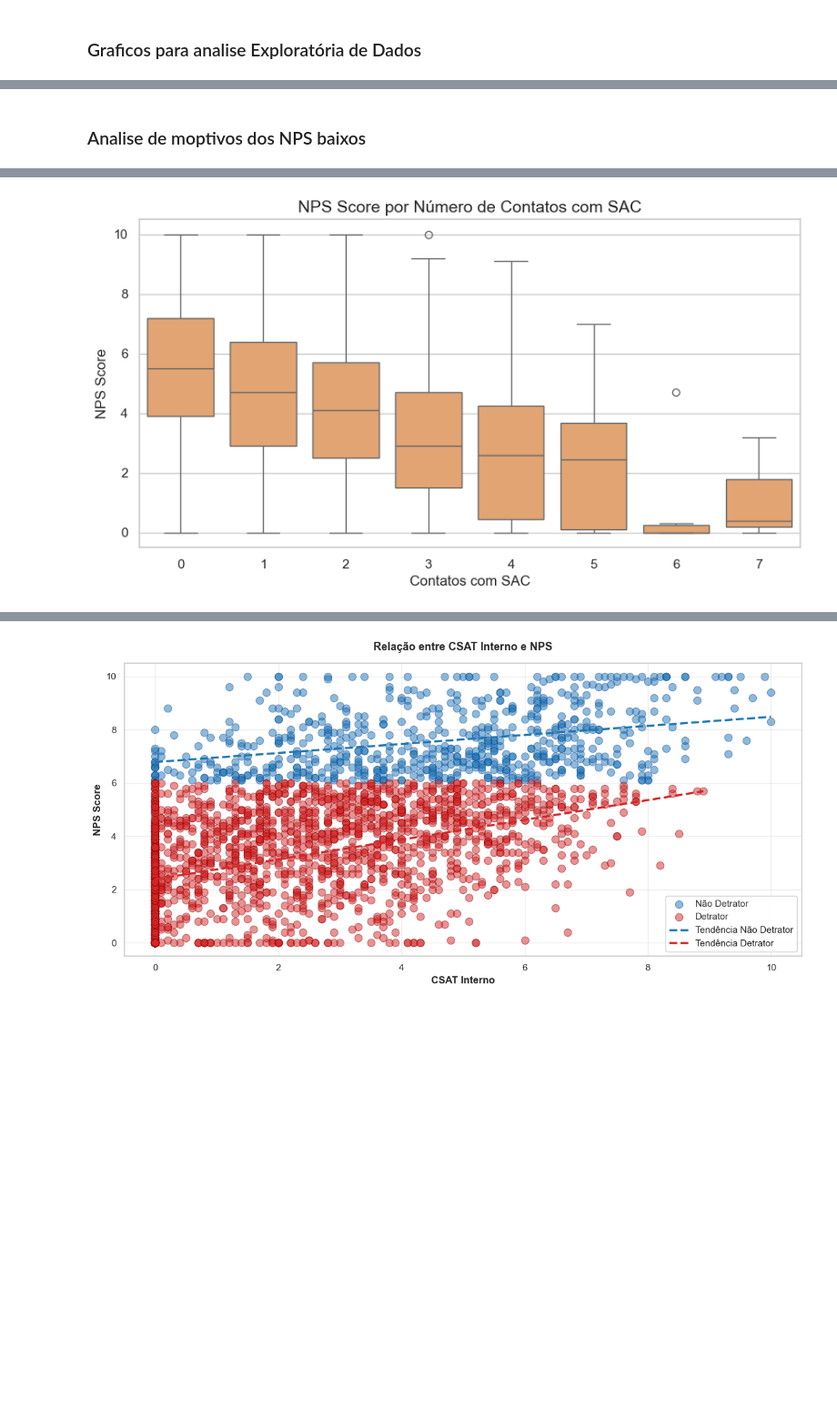
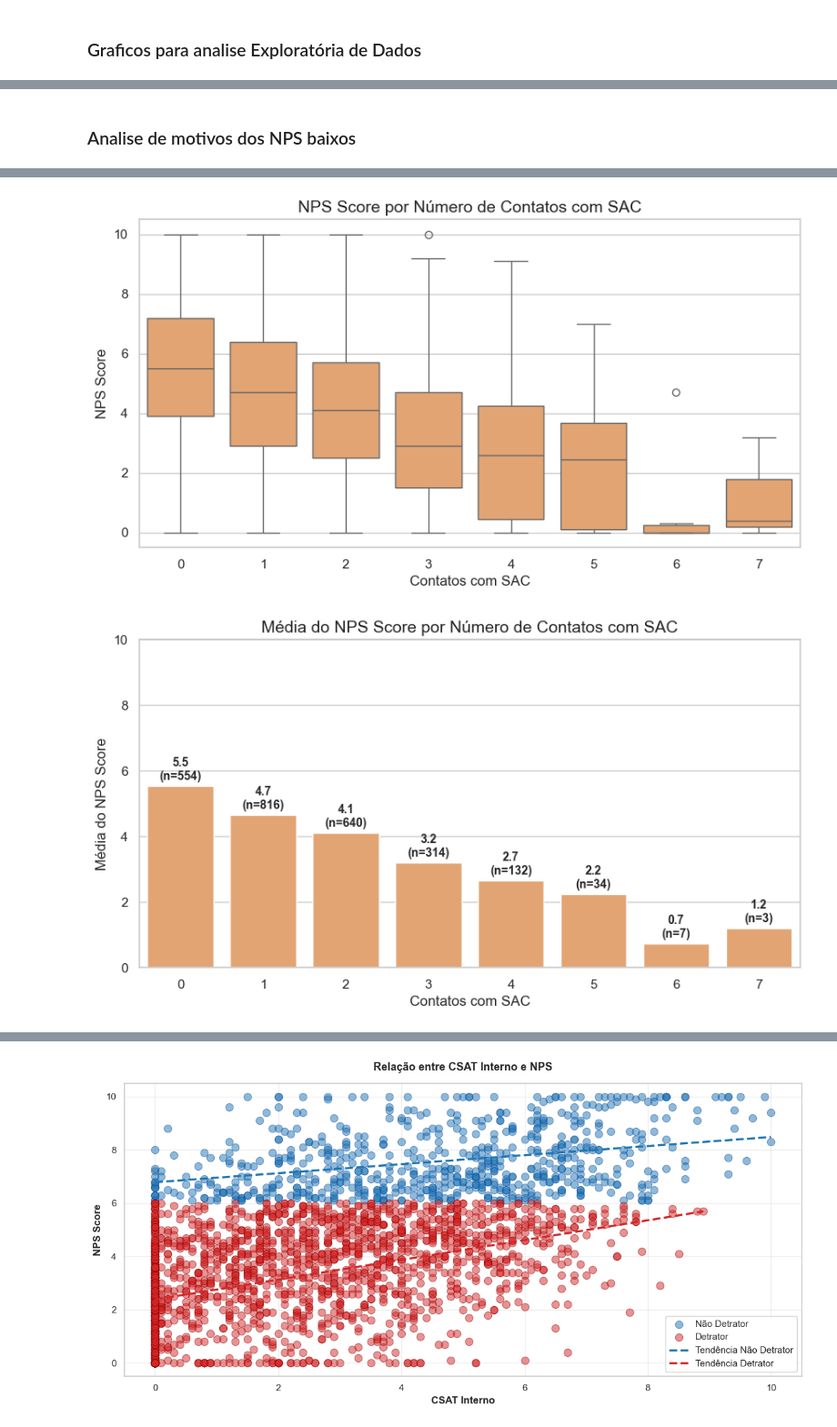
Before and after one commit to tuanyfortunato/CaseNPSPreditivo, a Jupyter notebook: notebooks/CaseNpsPreditivo_Final.ipynb, the cells around one changed output, grey strips where cells are left out. Shown at 91% size. Saved outputs shown, nothing was run; the diff lists cells and outputs as text; code cells hidden in the pictures; blank space fills up the shorter version.

```diff
--- a/notebooks/CaseNpsPreditivo_Final.ipynb
+++ b/notebooks/CaseNpsPreditivo_Final.ipynb
@@ -235,5 +254,5 @@ plt.show()
 # %% [markdown]
-### Analise de moptivos dos NPS baixos
+### Analise de motivos dos NPS baixos
 # %%
 # Gráficos para os principais motivos do NPS baixo
 # Atrasos na entrega
@@ -245,30 +264,67 @@ plt.figure(figsize=(10, 5))
 sns.boxplot(data=df_clean, x='delay_group', y='nps_score', color='#4A90E2')
 plt.title('NPS Score por Faixa de Atraso na Entrega')
 plt.xlabel('Faixa de Atraso')
 plt.ylabel('NPS Score')
 plt.show()
 
 # Reclamações e contatos com SAC
 complaints_labels = ['0', '1', '2', '3', '4+']
 complaints_bins = [-1, 0, 1, 2, 3, df_clean['complaints_count'].max() + 1]
 df_clean['complaints_group'] = pd.cut(df_clean['complaints_count'], bins=complaints_bins, labels=complaints_labels)
 
 # Exibimos a relação entre número de reclamações e NPS
 plt.figure(figsize=(10, 5))
 sns.boxplot(data=df_clean, x='complaints_group', y='nps_score', color='#E63946')
 plt.title('NPS Score por Número de Reclamações')
 plt.xlabel('Reclamações Registradas')
 plt.ylabel('NPS Score')
 plt.show()
 
 # Relação entre número de contatos com SAC e NPS
 plt.figure(figsize=(10, 5))
 sns.boxplot(data=df_clean, x='customer_service_contacts', y='nps_score', color='#F4A261')
 plt.title('NPS Score por Número de Contatos com SAC')
 plt.xlabel('Contatos com SAC')
 plt.ylabel('NPS Score')
 plt.show()
+
+# Gráfico alternativo: Média do NPS por número de contatos com SAC
+contacts_nps_mean = df_clean.groupby('customer_service_contacts')['nps_score'].mean().reset_index()
+contacts_nps_count = df_clean.groupby('customer_service_contacts')['nps_score'].count().reset_index()
+
+plt.figure(figsize=(10, 5))
+ax = sns.barplot(data=contacts_nps_mean, x='customer_service_contacts', y='nps_score', color='#F4A261')
+plt.title('Média do NPS Score por Número de Contatos com SAC')
+plt.xlabel('Contatos com SAC')
+plt.ylabel('Média do NPS Score')
+plt.ylim(0, 10)
+
+# Adicionar valores em cima das barras
+for i, (mean_val, count_val) in enumerate(zip(contacts_nps_mean['nps_score'], contacts_nps_count['nps_score'])):
+    ax.text(i, mean_val + 0.1, f'{mean_val:.1f}\n(n={int(count_val)})',
+            ha='center', va='bottom', fontweight='bold', fontsize=10)
+
+plt.show()
+
+# Gráfico alternativo: Scatter plot com tendência
+plt.figure(figsize=(10, 6))
+ax = sns.scatterplot(data=df_clean, x='customer_service_contacts', y='nps_score',
+                     alpha=0.6, color='#F4A261', s=50)
+plt.title('Relação entre Contatos com SAC e NPS Score')
+plt.xlabel('Contatos com SAC')
+plt.ylabel('NPS Score')
+
+# Adicionar linha de tendência
+z = np.polyfit(df_clean['customer_service_contacts'], df_clean['nps_score'], 1)
+p = np.poly1d(z)
+x_trend = np.linspace(df_clean['customer_service_contacts'].min(), df_clean['customer_service_contacts'].max(), 100)
+plt.plot(x_trend, p(x_trend), color='#D2691E', linestyle='--', linewidth=2, label='Tendência')
+
+plt.legend()
+plt.grid(True, alpha=0.3)
+plt.show()
 # %% [output]
 [figure]
 [figure]
 [figure]
+[figure, added]
```
Also changed, not shown: parts of 8 cells of this notebook, 12 other files.
